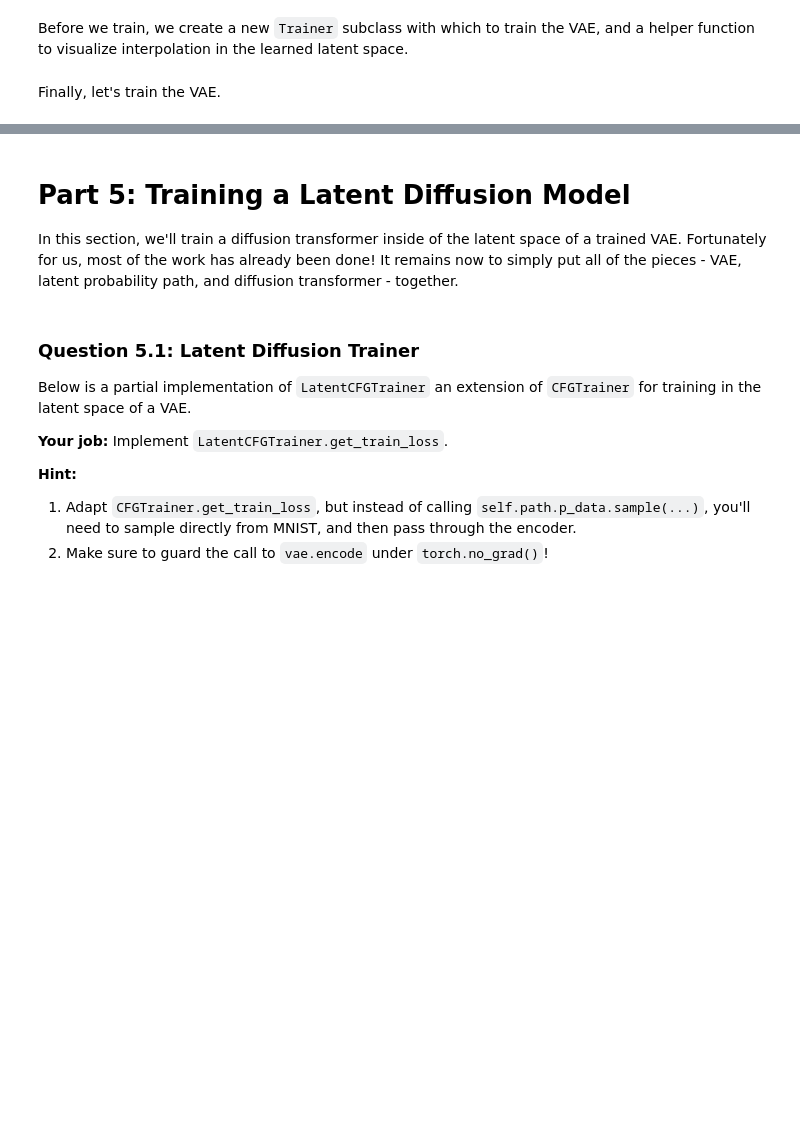
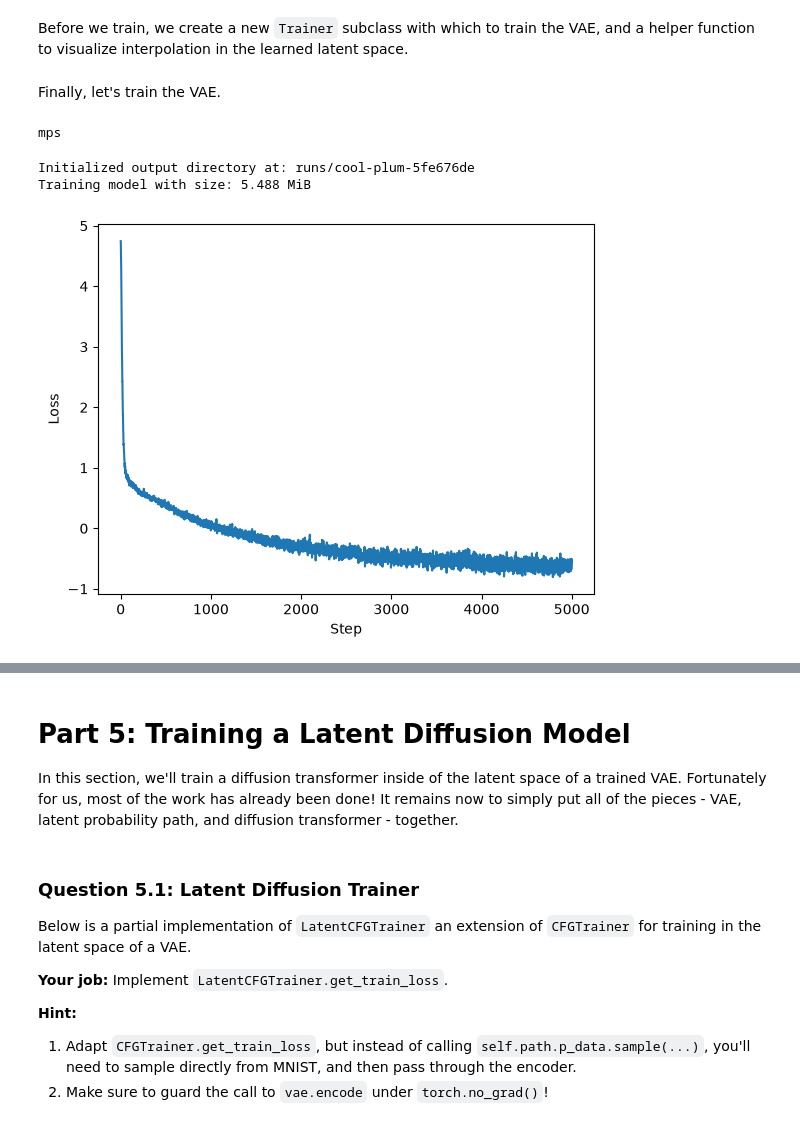
Before and after one commit to LuigiGonnella/MIT-Labs-Flow-Matching-Diffusion-Models, a Jupyter notebook: labs/lab_three.ipynb, the cells around one changed output, grey strips where cells are left out. Cells and saved outputs as stored; diff of their text form; code cells hidden in the pictures; blank space fills up the shorter version.

```diff
--- a/labs/lab_three.ipynb
+++ b/labs/lab_three.ipynb
@@ -1489,28 +1543,34 @@ class Encoder(nn.Module):
     super().__init__()
 
     # Initial conv2d
-    self.init_conv = nn.Conv2d(in_channels = in_channels, out_channels = hidden_channels[0], kernel_size=3, padding=1, stride=1)
+    self.init_conv = nn.Conv2d(in_channels = in_channels, out_channels = hidden_channels[0], kernel_size=3, padding=1, stride=1) #obtain hidden_channels from in_channels
 
     # Initialize channels
     ch_in = hidden_channels
     ch_out = hidden_channels[1:] + [None]
     blocks = []
     for in_c, out_c in zip(ch_in, ch_out):
-      blocks.append(EncoderBlock(in_c, out_c))
+      blocks.append(EncoderBlock(in_c, out_c)) #apply encoder block for each hidden channel (last has None as output channels, so no downsampling)
     self.blocks = nn.ModuleList(blocks)
 
     # Predict z_mean
-    z_dim = hidden_channels[-1]
+    z_dim = hidden_channels[-1] #dim of encoder's output
     self.z_mean = nn.Sequential(
       nn.GroupNorm(1, z_dim),
-      nn.Conv2d(in_channels = z_dim, out_channels = z_dim, kernel_size=1, stride=1, padding=0),
+      nn.Conv2d(in_channels = z_dim, out_channels = z_dim, kernel_size=1, stride=1, padding=0), #same
     )
 
     # Scalar log-variance
     self.logvar = nn.Parameter(torch.zeros(()))
 
   def forward(self, x: torch.Tensor):
-    raise NotImplementedError("Fill me in!")
+    x = self.init_conv(x)
+    for encoder_block in self.blocks:
+      x = encoder_block(x)
+
+    _mean = self.z_mean(x)
+
+    return _mean, self.logvar
 # %% [markdown]
 ### Question 4.5: Decoder Block
 **Your job:** Implement the **DecoderBlock** class so as to realize the following recipe:
@@ -1527,14 +1587,20 @@ class DecoderBlock(nn.Module):
     self.attn = AttnBlock(in_channels)
     if upsample_channels is not None:
       self.upsample = nn.Sequential(
-        nn.Upsample(scale_factor=2, mode='nearest'),
-        nn.Conv2d(in_channels=in_channels, out_channels=upsample_channels, kernel_size=3, padding=1, stride=1),
+        nn.Upsample(scale_factor=2, mode='nearest'), #upsample with simple repetition by 2x
+        nn.Conv2d(in_channels=in_channels, out_channels=upsample_channels, kernel_size=3, padding=1, stride=1), #increment channels too with same conv
       )
     else:
       self.upsample = None
 
   def forward(self, x: torch.Tensor):
-    raise NotImplementedError("Fill me in!")
+    x = self.res1(x)
+    x = self.res2(x)
+    x = self.attn(x)
+
+    x = self.upsample(x) if self.upsample else x
+
+    return x
 # %% [markdown]
 ### Question 4.6: Decoder
 **Your job:** Implement the **Decoder** class so as to realize the following recipe:
@@ -1566,7 +1632,12 @@ class Decoder(nn.Module):
     self.logvar = nn.Parameter(torch.zeros(()))
 
   def forward(self, x: torch.Tensor):
-    raise NotImplementedError("Fill me in!")
+    for decoder_block in self.blocks:
+      x = decoder_block(x)
+
+    _mean = self.x_mean(x)
+
+    return _mean, self.logvar
 # %% [markdown]
 ### Question 4.7: Putting It Together
 Finally, we assemble the sub-components above to complete the `VAE` class.
@@ -1664,32 +1740,40 @@ def visualize_latent_interpolation(x1: torch.Tensor, x2: torch.Tensor, vae: VAE,
    return samples
 # %% [markdown]
 Finally, let's train the VAE.
+# %%
+device = torch.device("mps" if torch.backends.mps.is_available() else "cpu")
+print(device)
+# %% [output]
+mps
 # %%
 # Create dataset + VAE
-device = torch.device('cuda')
 mnist = MNISTSampler().to(device)
 vae = VAE(
    data_channels = 1,
    hidden_channels = [16, 32, 64, 128],
    beta = 10.0,
 ).to(device)
 
 # Create Trainer + train
 trainer = MNISTVAETrainer(
     mnist_sampleable = mnist,
     batch_size = 64,
 )
 losses, steps = trainer.train(
    model = vae,
    num_steps = 5000,
    lr = 1e-3,
    warmup_steps = 500,
    ckpt_every = 250,
 )
 plt.plot(steps, losses)
 plt.xlabel("Step")
 plt.ylabel("Loss")
 plt.show()
+# %% [output]
+Initialized output directory at: runs/cool-plum-5fe676de
+Training model with size: 5.488 MiB
+[figure, added]
 # %%
 # Perform interpolation in the latent space
 vae.eval()
```
Also changed, not shown: parts of 17 cells of this notebook, 1 other file.
